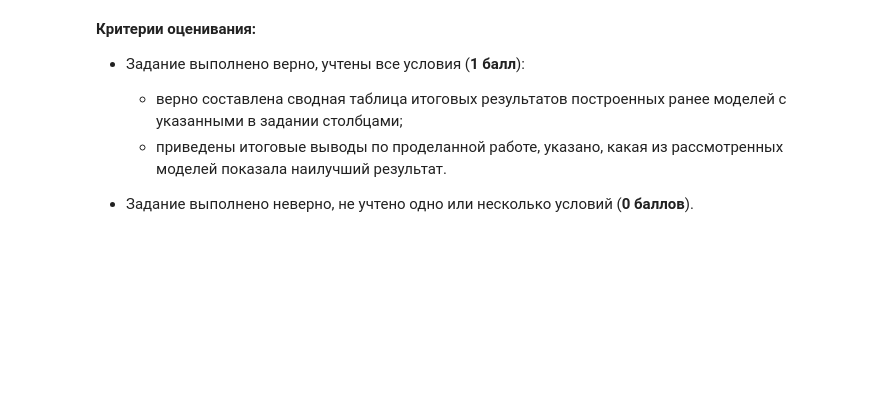
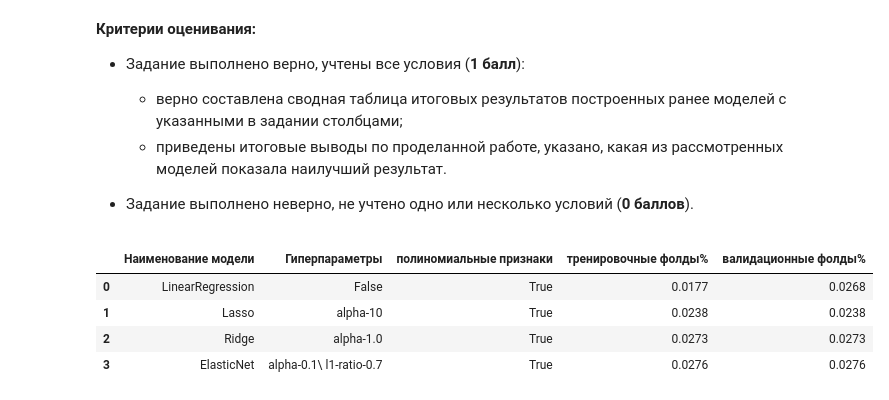
Before and after one commit to metalin37/Skillfactory, a Jupyter notebook: MathML/MATH&ML-1. Линейная алгебра в контексте линейных методов. Часть I/MATH_ML-2._Практика.ipynb, the cells around one changed output. Drawn from its saved outputs; the diff is of its cells as text; code cells hidden in the pictures; blank space fills up the shorter version.

```diff
--- a/MathML/MATH&ML-1. Линейная алгебра в контексте линейных методов. Часть I/MATH_ML-2._Практика.ipynb
+++ b/MathML/MATH&ML-1. Линейная алгебра в контексте линейных методов. Часть I/MATH_ML-2._Практика.ipynb
@@ -751 +813,14 @@ from sklearn.model_selection import cross_validate
+# %%
+df = pd.DataFrame({'Наименование модели': ['LinearRegression', 'Lasso', 'Ridge', 'ElasticNet'],
+ 'Гиперпараметры': [ False, 'alpha-10', 'alpha-1.0', 'alpha-0.1\ l1-ratio-0.7'],
+ 'полиномиальные признаки': [True, True, True, True],
+ 'тренировочные фолды%': [0.0177, 0.0238, 0.0273, 0.0276],
+ 'валидационные фолды%': [0.0268, 0.0238, 0.0273, 0.0276]})
+df
+# %% [output]
+|  | Наименование модели | Гиперпараметры | полиномиальные признаки | тренировочные фолды% | валидационные фолды% |
+| 0 | LinearRegression | False | True | 0.0177 | 0.0268 |
+| 1 | Lasso | alpha-10 | True | 0.0238 | 0.0238 |
+| 2 | Ridge | alpha-1.0 | True | 0.0273 | 0.0273 |
+| 3 | ElasticNet | alpha-0.1\ l1-ratio-0.7 | True | 0.0276 | 0.0276 |
 # %% [markdown]
```
Also changed, not shown: parts of 16 cells of this notebook, 2 other files.
